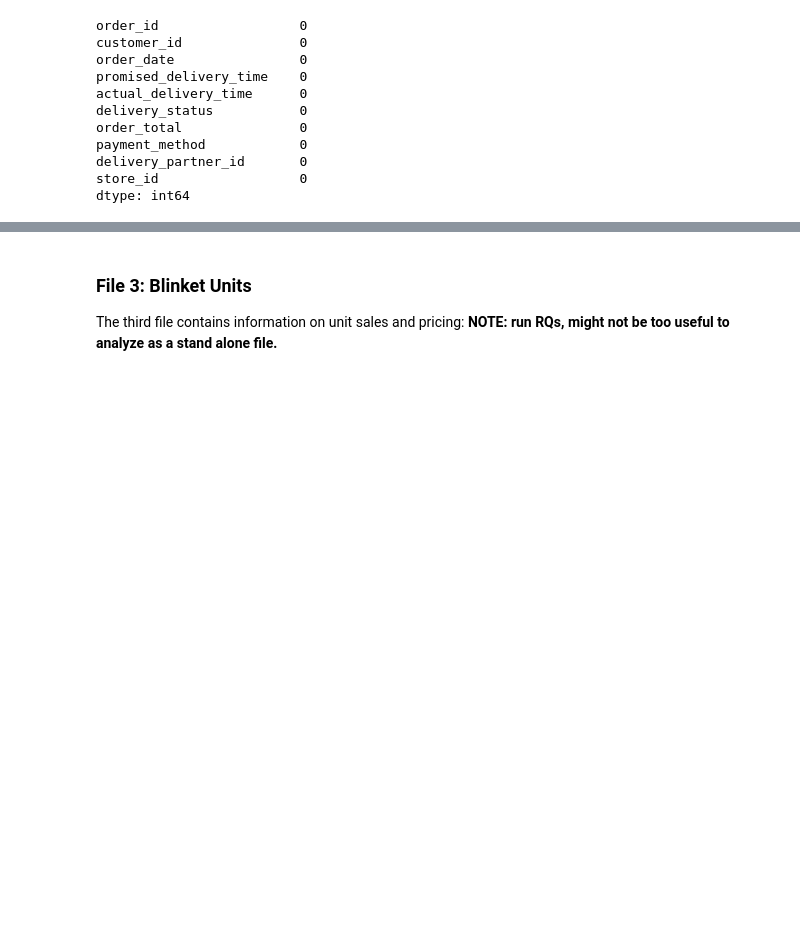
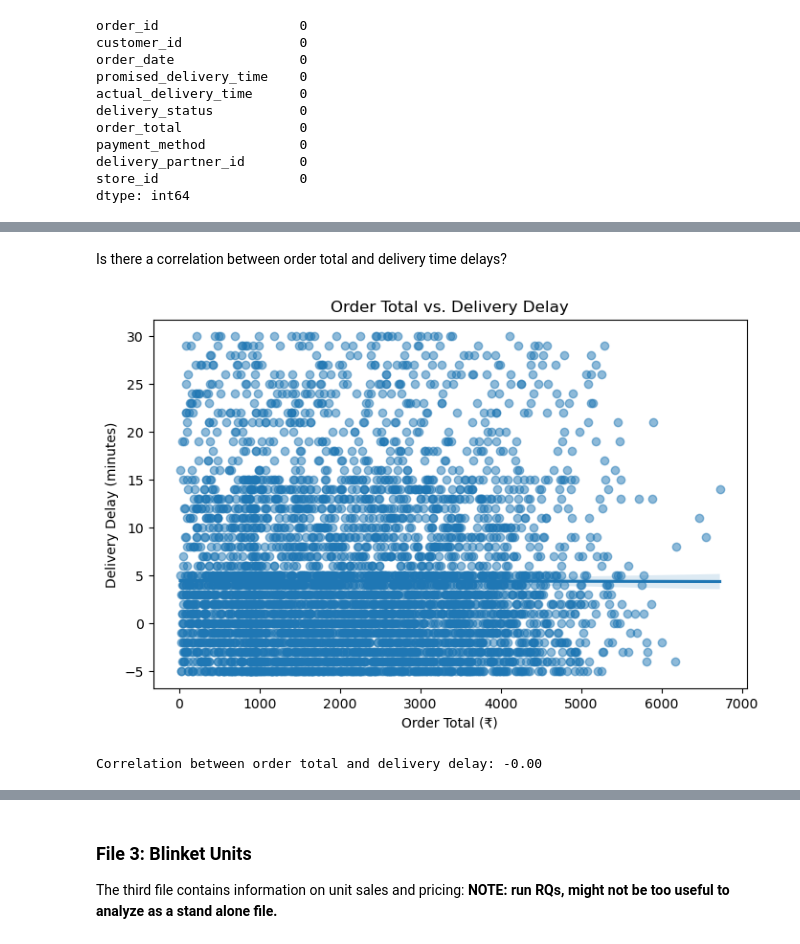
Before and after one commit to toviyahw/blinkit-sales-analysis, a Jupyter notebook: Project-Plan.ipynb, the cells around one changed output, grey strips where cells are left out. Saved outputs shown, nothing was run; the diff lists cells and outputs as text; code cells hidden in the pictures; blank space fills up the shorter version.

```diff
--- a/Project-Plan.ipynb
+++ b/Project-Plan.ipynb
@@ -327,0 +366,17 @@ dtype: int64
+# %% [markdown]
+Is there a correlation between order total and delivery time delays?
+# %%
+# Scatter plot with regression line
+plt.figure(figsize=(8,5))
+sns.regplot(x=delivery_df['order_total'], y=delivery_df['delivery_delay'], scatter_kws={'alpha':0.5})
+plt.xlabel("Order Total (₹)")
+plt.ylabel("Delivery Delay (minutes)")
+plt.title("Order Total vs. Delivery Delay")
+plt.show()
+
+# Correlation coefficient
+correlation = delivery_df[['order_total', 'delivery_delay']].corr().iloc[0,1]
+print(f"Correlation between order total and delivery delay: {correlation:.2f}")
+# %% [output]
+[figure, added]
+Correlation between order total and delivery delay: -0.00
```
Also changed, not shown: parts of 26 cells of this notebook.
